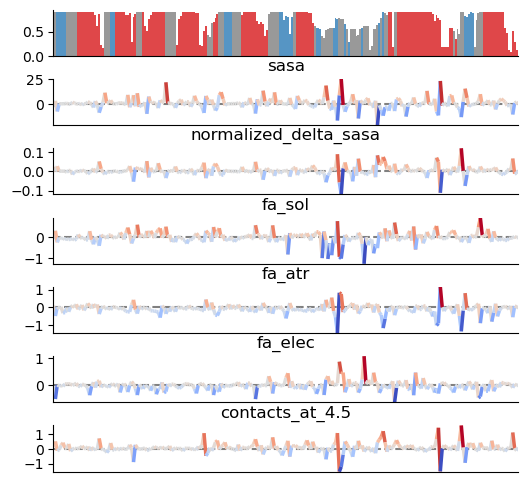
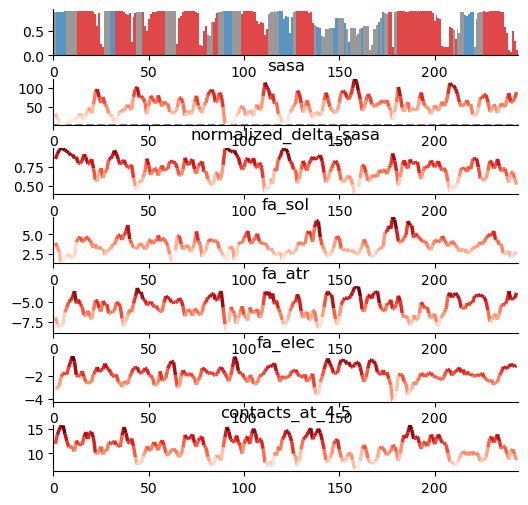
Code edit (unified diff) that turned the first committed figure into the second:
--- before
+++ after
@@ -14,11 +14,8 @@
             
     x = contrast_data['aln_res']
-    y = contrast_data.set_index('aln_res')[col] * (plotdf['aln_res'].value_counts() / len(plotdf.index.get_level_values(0).unique()))
-    y_smooth = y.rolling(window=1, center=True).mean()
+    y = contrast_data[col]
+    y_smooth = y.rolling(window=3, center=True).mean()
     
     # Plotting
-    norm = mpl.colors.TwoSlopeNorm(vcenter=0, vmin=y_smooth.min(), vmax=y_smooth.max())
-    colors = y_smooth.apply(norm).map(mpl.colormaps['coolwarm']).apply(mpl.colors.to_hex).values
-    
     # Build segments for LineCollection
     points = np.array([x, y_smooth]).T.reshape(-1, 1, 2)
@@ -26,8 +23,9 @@
 
     # Normalize and color map
-    norm = mpl.colors.TwoSlopeNorm(vcenter=0, vmin=y_smooth.min(), vmax=y_smooth.max())
+    # norm = mpl.colors.TwoSlopeNorm(vcenter=0, vmin=y_smooth.min(), vmax=y_smooth.max())
+    norm = mpl.colors.Normalize(vmin=y_smooth.min(), vmax=y_smooth.max())
     lc = LineCollection(
         segments,
-        cmap='coolwarm',
+        cmap='Reds',
         norm=norm,
         linewidth=2.5
@@ -47,6 +45,7 @@
     ax.set_ylim(y_smooth.min(), y_smooth.max())
     
-    if i != 6:
-        ax.set_xticks([])
+    if i != 7:
+        # ax.set_xticks([])
+        pass
 
 

Commit: improved delta sasa, improved ESM2 model